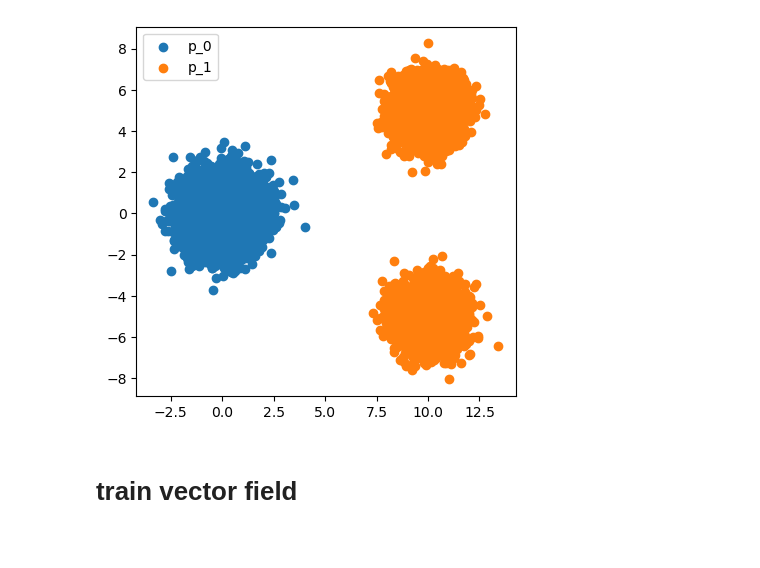
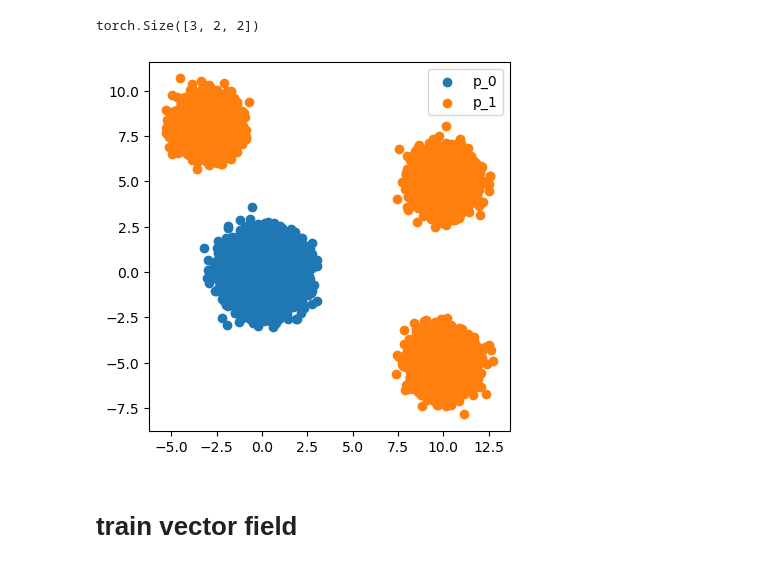
Before and after one commit to Dunni3/flowmatch_from_scratch, a Jupyter notebook: start.ipynb, the cells around one changed output. Cells and saved outputs as stored; diff of their text form; code cells hidden in the pictures.

```diff
--- a/start.ipynb
+++ b/start.ipynb
@@ -11,40 +13,44 @@ from matplotlib import pyplot as plt
+# %%
+torch.eye(2).unsqueeze(0).repeat(3,1,1).shape
+# %% [output]
+torch.Size([3, 2, 2])
 # %%
 def build_gmm(n_modes, means=None, vars=None):
 
     if means is None:
         means = torch.randn(n_modes,2)
     if vars is None:
         vars = torch.rand(n_modes,2)
         vars[:,1] = vars[:,0]
 
     mix = D.Categorical(torch.ones(n_modes,))
     comp = D.Independent(D.Normal(means, vars), 1)
     gmm = D.MixtureSameFamily(mix, comp)
     return gmm
 
 
 p_0_means = torch.zeros(2)
 p_0_vars = torch.ones(2)*0.75
 p_0 = D.MultivariateNormal(p_0_means, torch.diag(p_0_vars))
 
 
-p_1_means = torch.tensor([[10,5], [10,-5]]).float()
-p_1_vars = torch.ones(2,2)*0.75
-p_1 = build_gmm(2, p_1_means, p_1_vars)
+p_1_means = torch.tensor([[10,5], [10,-5], [-3, 8]]).float()
+p_1_vars = torch.ones(3,2)*0.75
+p_1 = build_gmm(3, p_1_means, p_1_vars)
 
 samples = p_0.sample((10000,))
 plt.scatter(samples[:, 0], samples[:, 1], label='p_0')
 
 
 samples = p_1.sample((10000,))
 plt.scatter(samples[:, 0], samples[:, 1], label='p_1')
 plt.gca().set_aspect('equal', adjustable='box')
 xlim = plt.gca().get_xlim()
 ylim = plt.gca().get_ylim()
 plt.legend()
 plt.show()
 # %% [output]
-[figure, old version]
+[figure, new version]
 # %% [markdown]
 # train vector field
 # %%
```
Also changed, not shown: parts of 7 cells of this notebook, 2 other files.
